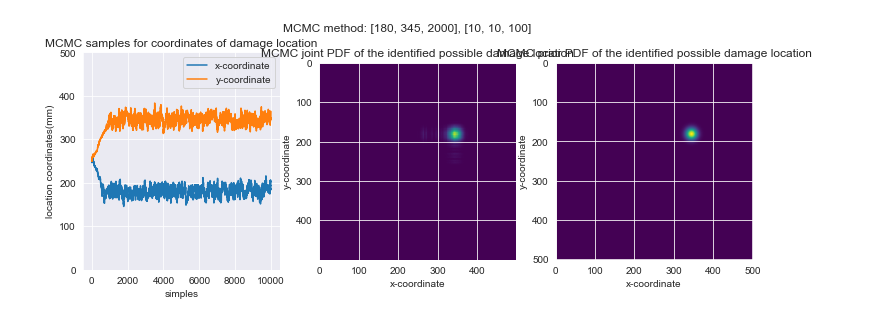
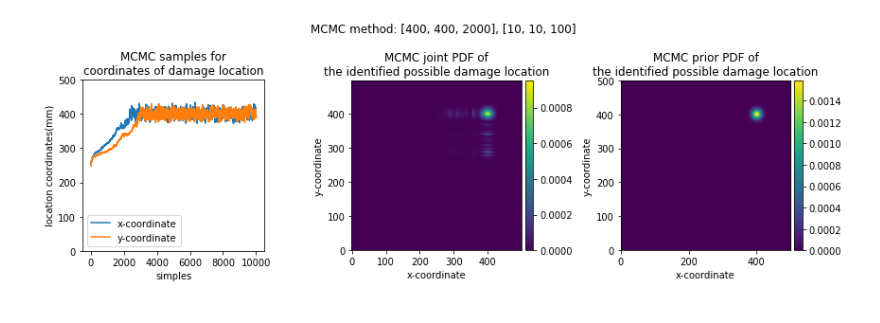
Before and after one commit to KeepNaivety3/Learning-Bayesian-Python-Rev, a Jupyter notebook: MCMC method.ipynb, the cells around one changed output. Saved outputs shown, nothing was run; the diff lists cells and outputs as text; code cells hidden in the pictures.

```diff
--- a/MCMC method.ipynb
+++ b/MCMC method.ipynb
@@ -164,7 +165,7 @@ def def_plot_fig(def_pf_theta, def_pf_title):
     def_pf_x = np.linspace(0, NT-1, NT)
     def_pf_y1 = def_pf_theta[:, 0]
     def_pf_y2 = def_pf_theta[:, 1]
-    def_pf_ax1.set_title('MCMC samples for coordinates of damage location')
+    def_pf_ax1.set_title('MCMC samples for\ncoordinates of damage location')
     def_pf_ax1.plot(def_pf_x, def_pf_y1, label='x-coordinate')
     def_pf_ax1.plot(def_pf_x, def_pf_y2, label='y-coordinate')
     def_pf_ax1.legend()
@@ -176,32 +177,38 @@ def def_plot_fig(def_pf_theta, def_pf_title):
     def_pf_y_joint, def_pf_y_bins = np.histogram(def_pf_theta[:, 1], bins = np.arange(0, plant_size[1] + 1, 1))
     def_pf_x_joint.flatten()
     def_pf_y_joint.flatten()
-    def_pf_pdf_joint = np.outer(def_pf_x_joint, def_pf_y_joint)
-    def_pf_ax2_img = def_pf_ax2.imshow(def_pf_pdf_joint, cmap = 'viridis')
-    def_pf_ax2.set_title('MCMC joint PDF of the identified possible damage location')
+    def_pf_pdf_joint = np.outer(def_pf_y_joint, def_pf_x_joint)
+    def_pf_im2 = def_pf_ax2.imshow(def_pf_pdf_joint / np.square(NT), cmap = 'viridis')
+    def_pf_ax2.invert_yaxis()
+    def_pf_ax2.set_title('MCMC joint PDF of\nthe identified possible damage location')
     def_pf_ax2.set_xlabel('x-coordinate')
     def_pf_ax2.set_ylabel('y-coordinate')
+    def_pf_divider = make_axes_locatable(def_pf_ax2)
+    def_pf_cax = def_pf_divider.append_axes('right', size='5%', pad=0.05)
+    def_pf_fig.colorbar(def_pf_im2, cax=def_pf_cax, orientation='vertical')
 
     def_pf_prior = np.linspace(0, plant_size[0] + 1, plant_size[0] + 1)
     def_pf_x_prior = stats.norm.pdf(def_pf_prior, def_p_x, scale=def_p_x_scale)
     def_pf_y_prior = stats.norm.pdf(def_pf_prior, def_p_y, scale=def_p_y_scale)
-    def_pf_pdf_prior = np.outer(def_pf_x_prior, def_pf_y_prior)
-    def_pf_ax3_img = def_pf_ax3.imshow(def_pf_pdf_prior, cmap = 'viridis')
-    def_pf_ax3.set_title('MCMC prior PDF of the identified possible damage location')
+    def_pf_pdf_prior = np.outer(def_pf_y_prior, def_pf_x_prior)
+    def_pf_im3 = def_pf_ax3.imshow(def_pf_pdf_prior, cmap = 'viridis')
+    def_pf_ax3.invert_yaxis()
+    def_pf_ax3.set_title('MCMC prior PDF of\nthe identified possible damage location')
     def_pf_ax3.set_xlabel('x-coordinate')
     def_pf_ax3.set_ylabel('y-coordinate')
+    def_pf_divider = make_axes_locatable(def_pf_ax3)
+    def_pf_cax = def_pf_divider.append_axes('right', size='5%', pad=0.05)
+    def_pf_fig.colorbar(def_pf_im3, cax=def_pf_cax, orientation='vertical')
 
-    # def_pf_fig.colorbar()
     def_pf_fig.suptitle('MCMC method: ' + def_pf_title)
-
-# 图有问题还没改
+    def_pf_fig.tight_layout()
 # %%
 locate = "20180605T150315_D9/pc_f100kHz.h5"
 select = np.array([[0, 1], [0, 2], [0, 3], [0, 4], [0, 5], [0, 6], [0, 7], [0, 8], [0, 9], [0, 10], [0, 11]])
 
 tof = def_multi_tof(locate, select)
 theta = def_mcmc(tof, select)
 
-def_plot_fig(theta, '[180, 345, 2000], [10, 10, 100]')
+def_plot_fig(theta, '[400, 400, 2000], [10, 10, 100]')
 # %% [output]
-[figure, old version]
+[figure, new version]
```
Also changed, not shown: parts of 2 cells of this notebook.
